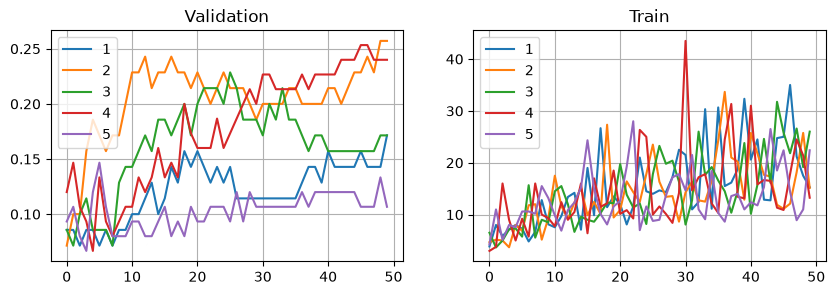
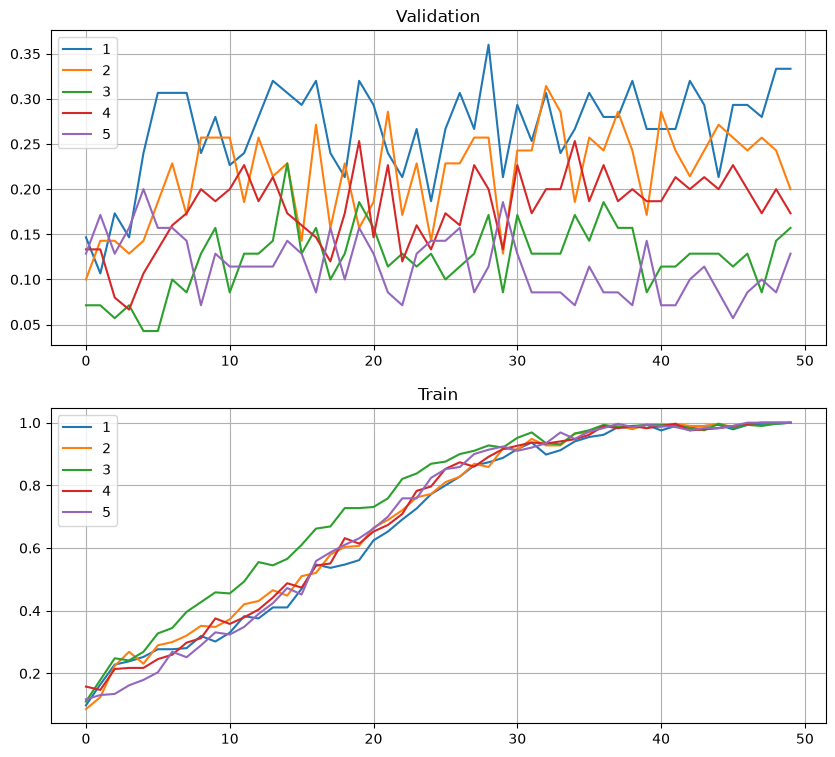
The notebook cell's code change between the first figure and the second:
--- before
+++ after
@@ -7,5 +7,5 @@
 print("Ok")
 model = DigitCNNv1()
-opt = torch.optim.AdamW(model.parameters(), lr=1e-4, weight_decay=1e-3)
+opt = torch.optim.AdamW(model.parameters(), lr=1e-2, weight_decay=1e-3)
 
 PATIENCE = 50
@@ -33,5 +33,5 @@
 model.load_state_dict(best_state)
 print(f"best_acc={best_acc}")
-fig, ax = plt.subplots(1, 2, figsize=(10, 3))
+fig, ax = plt.subplots(2, 1, figsize=(10, 9))
 for name, values in levels_va.items():
     ax[0].plot(values, label=name)

Commit: Overfitting + majority baseline